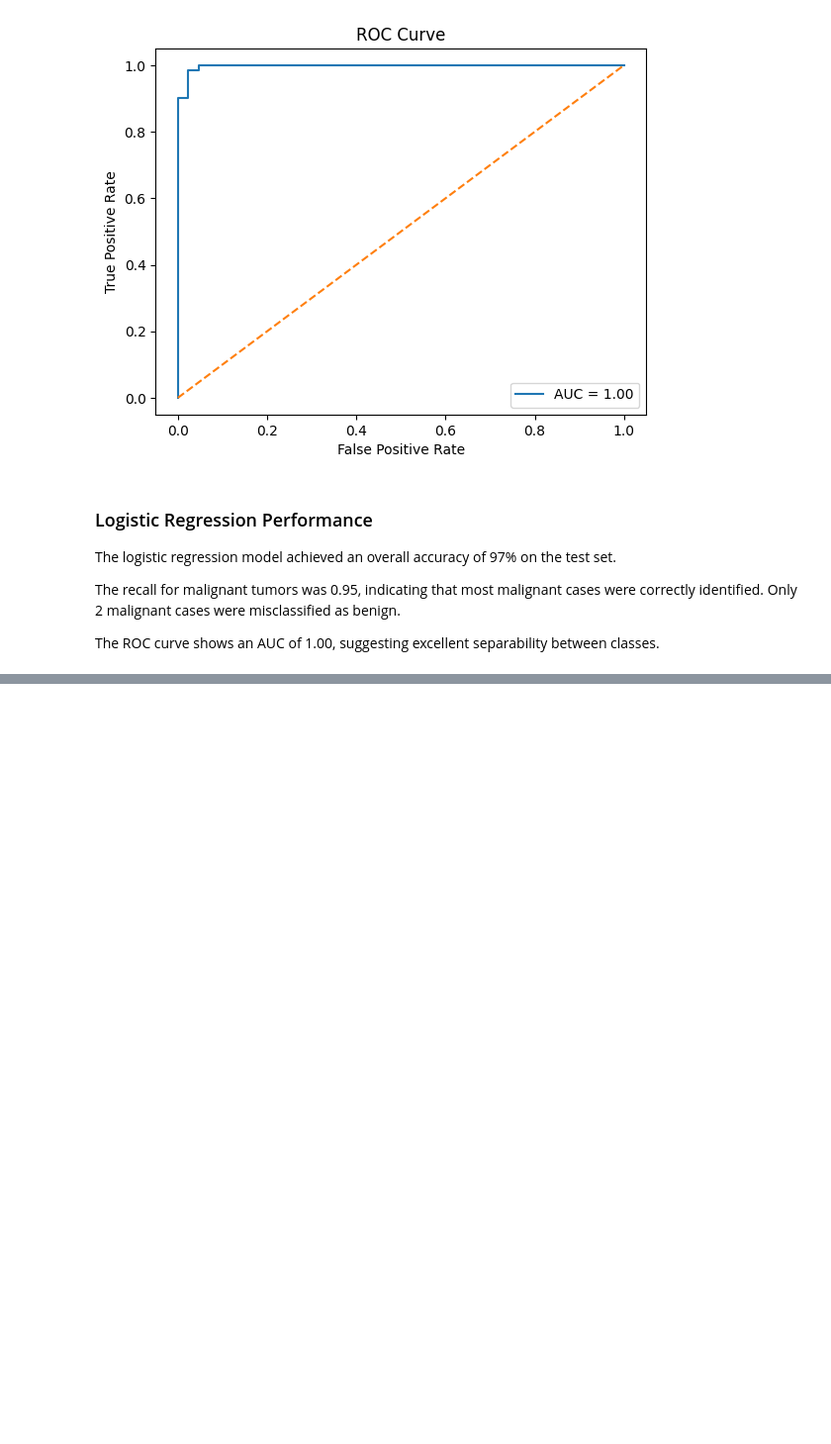
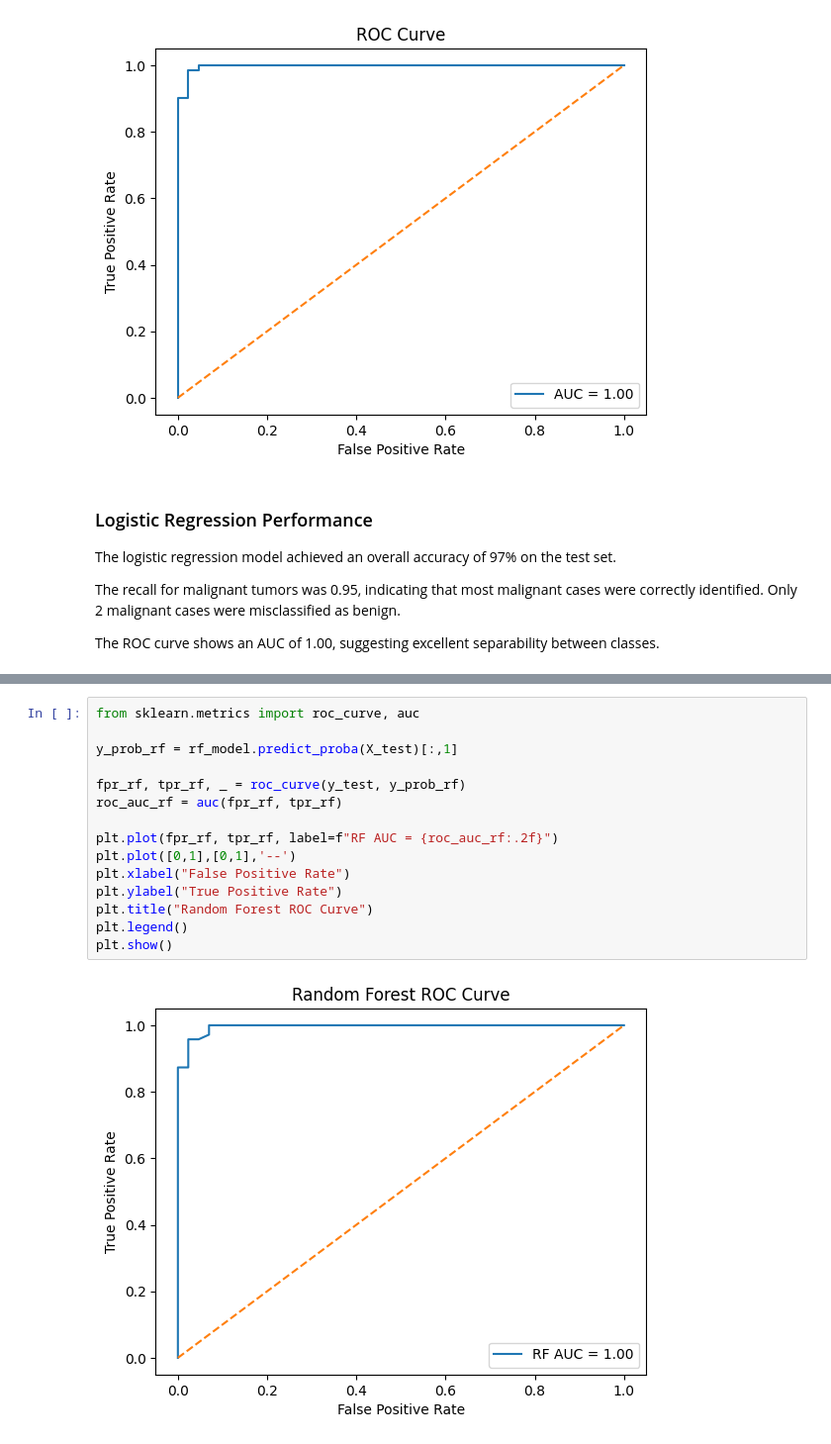
Before and after one commit to HaibinFan/Project1_BreastCancer_ML, a Jupyter notebook: notebooks/EDA.ipynb, the cells around one changed output, grey strips where cells are left out. Shown at 99% size. Drawn from its saved outputs; the diff is of its cells as text; blank space fills up the shorter version.

```diff
--- a/notebooks/EDA.ipynb
+++ b/notebooks/EDA.ipynb
@@ -186,0 +221,17 @@ The ROC curve shows an AUC of 1.00, suggesting excellent separability between cl
+# %%
+from sklearn.metrics import roc_curve, auc
+
+y_prob_rf = rf_model.predict_proba(X_test)[:,1]
+
+fpr_rf, tpr_rf, _ = roc_curve(y_test, y_prob_rf)
+roc_auc_rf = auc(fpr_rf, tpr_rf)
+
+plt.plot(fpr_rf, tpr_rf, label=f"RF AUC = {roc_auc_rf:.2f}")
+plt.plot([0,1],[0,1],'--')
+plt.xlabel("False Positive Rate")
+plt.ylabel("True Positive Rate")
+plt.title("Random Forest ROC Curve")
+plt.legend()
+plt.show()
+# %% [output]
+[figure, added]
```
Also changed, not shown: parts of 12 cells of this notebook, 2 other files.
